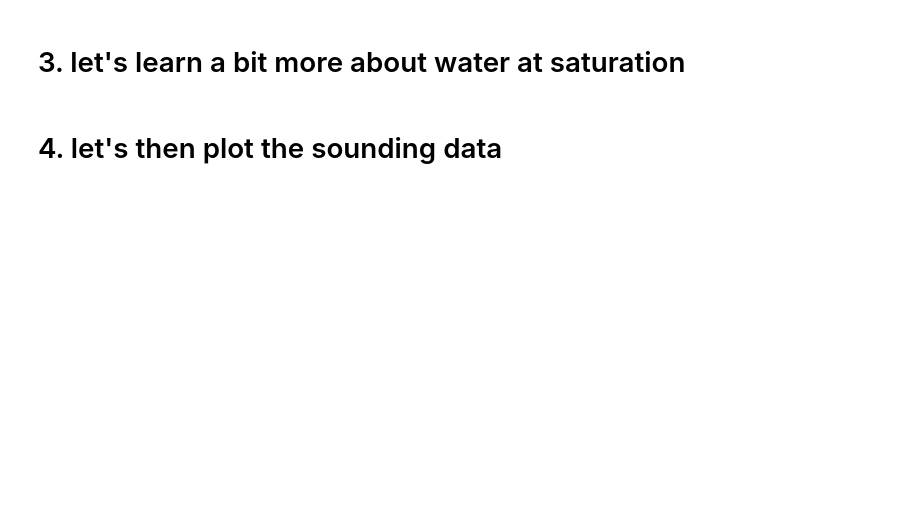
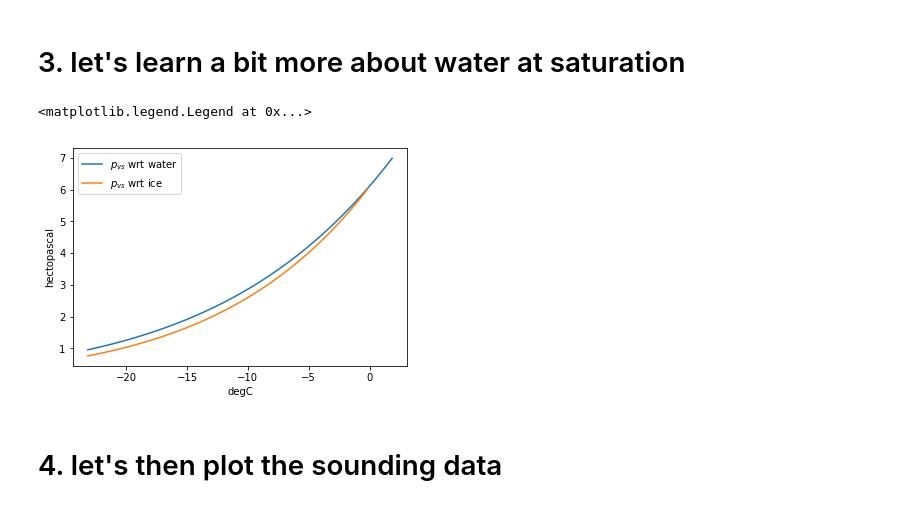
Before and after one commit to slayoo/MoAC, a Jupyter notebook: notebooks/01_pint_soundings_vapour_saturation_dew_point_boiling_point.ipynb, the cells around one changed output. Saved outputs shown, nothing was run; the diff lists cells and outputs as text; code cells hidden in the pictures; blank space fills up the shorter version.

```diff
--- a/notebooks/01_pint_soundings_vapour_saturation_dew_point_boiling_point.ipynb
+++ b/notebooks/01_pint_soundings_vapour_saturation_dew_point_boiling_point.ipynb
@@ -2,0 +7,3 @@
+# %%
+import pint
+si = pint.UnitRegistry()
@@ -31,3 +95,27 @@ c_i = (
     0.105785160e-11,
     0.161444444e-14
 )
+# %%
+T0 = constants.zero_Celsius * si.kelvin
+# triple point
+p_tri = 611.73 * si.pascal
+T_tri = 273.16 * si.kelvin
+# %%
+import numpy as np
+from numpy.polynomial.polynomial import polyval
+
+def __p_sat(temperature, coefficients, valid_range):
+    value = polyval(temperature.to(si.celsius).magnitude, coefficients)
+
+    if isinstance(temperature.magnitude, np.ndarray):
+        value[np.logical_or(temperature < valid_range[0], temperature > valid_range[1])] = np.nan
+    else:
+        value = np.nan if not valid_range[0] < temperature <= valid_range[1] else value
+
+    return value * si.hectopascals
+
+def p_vw(T):
+    return __p_sat(T, c_w, (T0-85 * si.kelvin, np.inf * si.kelvin))
+
+def p_vi(T):
+    return __p_sat(T, c_i, (T0-90 * si.kelvin, T_tri))
@@ -34,2 +128,12 @@ c_i = (
+# %%
+Tx = np.linspace(250, 275, 100) * si.kelvin
+pyplot.plot(Tx, p_vw(Tx), label='$p_{vs}$ wrt water')
+pyplot.plot(Tx, p_vi(Tx), label='$p_{vs}$ wrt ice')
+pyplot.gca().xaxis.set_units(si.celsius)
+pyplot.gca().yaxis.set_units(si.hectopascal)
+pyplot.legend()
+# %% [output]
+<matplotlib.legend.Legend at 0x...>
+[figure, added]
 # %% [markdown]
 # 4. let's then plot the sounding data
```
Also changed, not shown: parts of 15 cells of this notebook.
